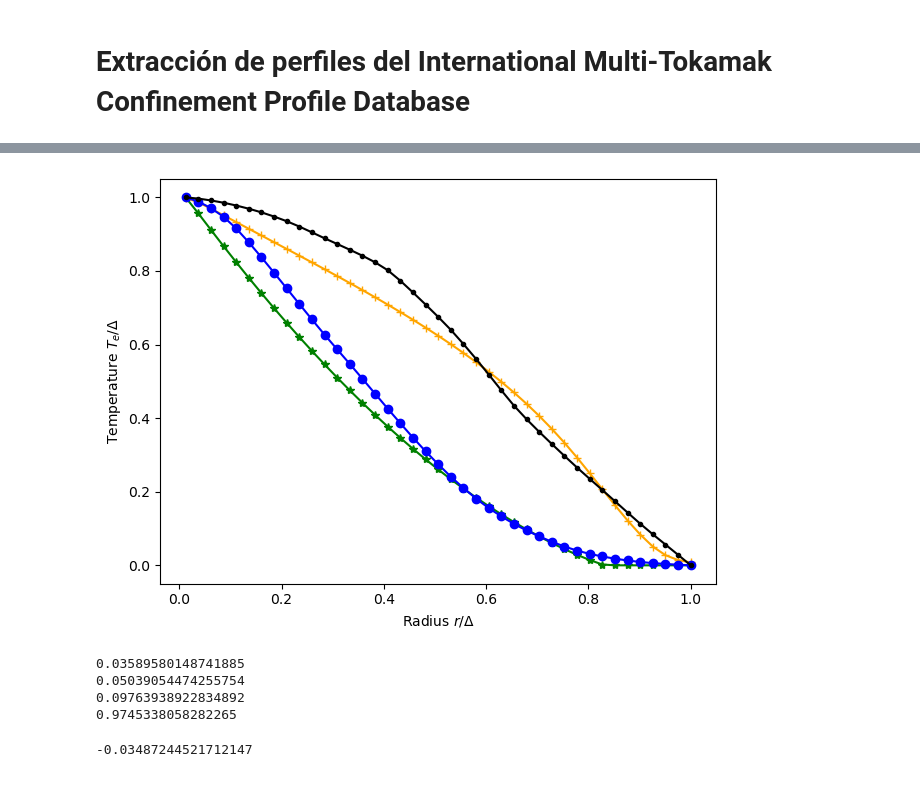
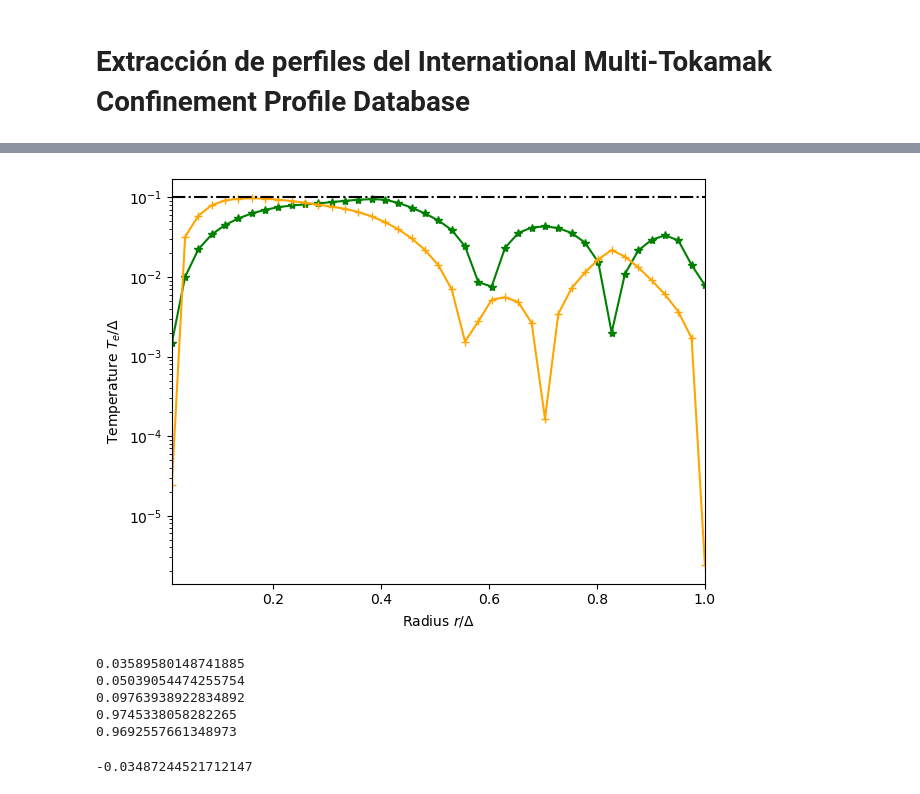
Before and after one commit to Aaron299792/Physics-informed-neural-network-in-1D-transport-model, a Jupyter notebook: test_notebooks/MDSplusProfiles.ipynb, the cells around one changed output, grey strips where cells are left out. Saved outputs shown, nothing was run; the diff lists cells and outputs as text; code cells hidden in the pictures.

```diff
--- a/test_notebooks/MDSplusProfiles.ipynb
+++ b/test_notebooks/MDSplusProfiles.ipynb
@@ -122,7 +52,10 @@ shat_fit = np.copy((sfit - sfit.min()) / (sfit.max() - sfit.min()))"""
 # %%
 import pandas as pd
 
-dt = pd.read_csv('../../data/profile/20260628124411.dat', sep=' ', header=None, comment='#')
+dt = pd.read_csv('../data/profile/20260628124411.dat', sep=' ', header=None, comment='#')
 tm = dt[2].to_numpy()
 nm = dt[1].to_numpy()
 rm = dt[0].to_numpy()
+
+en = np.abs(nm - nhat)
+et = np.abs(tm - That)
@@ -129,19 +65,15 @@ rm = dt[0].to_numpy()
 # %%
 plt.figure()
-#plt.plot(rho, qe1, marker='+', linestyle='-', color='orange')
-#plt.plot(rho, qe2, marker='+', linestyle='-', color='blue')
-#plt.plot(rho, qe3, marker='+', linestyle='-', color='black')
-#plt.plot(rho, qe5, marker='+', linestyle='-', color='green')
-plt.plot(rho, tm, marker='*', linestyle='-', color='green')
-plt.plot(rho, nm, marker='+', linestyle='-', color='orange')
-plt.plot(rho, That, marker='o', linestyle='-', color='blue')
-plt.plot(rho, nhat, marker='.', linestyle='-', color='black')
+plt.plot(rm, en, marker='*', linestyle='-', color='green')
+plt.plot(rm, et, marker='+', linestyle='-', color='orange')
+plt.plot(rm, np.ones_like(rm) * 0.1, linestyle='-.', color='black')
+plt.xlim([rm.min(), rm.max()])
+plt.yscale('log')
 plt.xlabel(r"Radius $r / \Delta$")
 plt.ylabel("Temperature $T_e / \Delta$")
-#plt.title(r"$\hat{T}_e(\rho)$ at t = " + f"{t[0]:.3f} {t_unit}")
 plt.tight_layout()
 plt.show()
 # %% [output]
-[figure, old version]
+[figure, new version]
 # %%
 from sklearn.metrics import mean_absolute_error, mean_squared_error, r2_score
@@ -154,12 +82,14 @@ print(mean_absolute_error(tm, That))
 print(np.sqrt(mean_squared_error(tm, That)))
 print(np.abs(tm-That).max())
 print(r2_score(tm, That))
+print(r2_score(nm, nhat))
 np.mean(tm - That)
 # %% [output]
 0.03589580148741885
 0.05039054474255754
 0.09763938922834892
 0.9745338058282265
+0.9692557661348973
 -0.03487244521712147
 # %%
 plt.figure()
```
Also changed, not shown: parts of 17 cells of this notebook.
